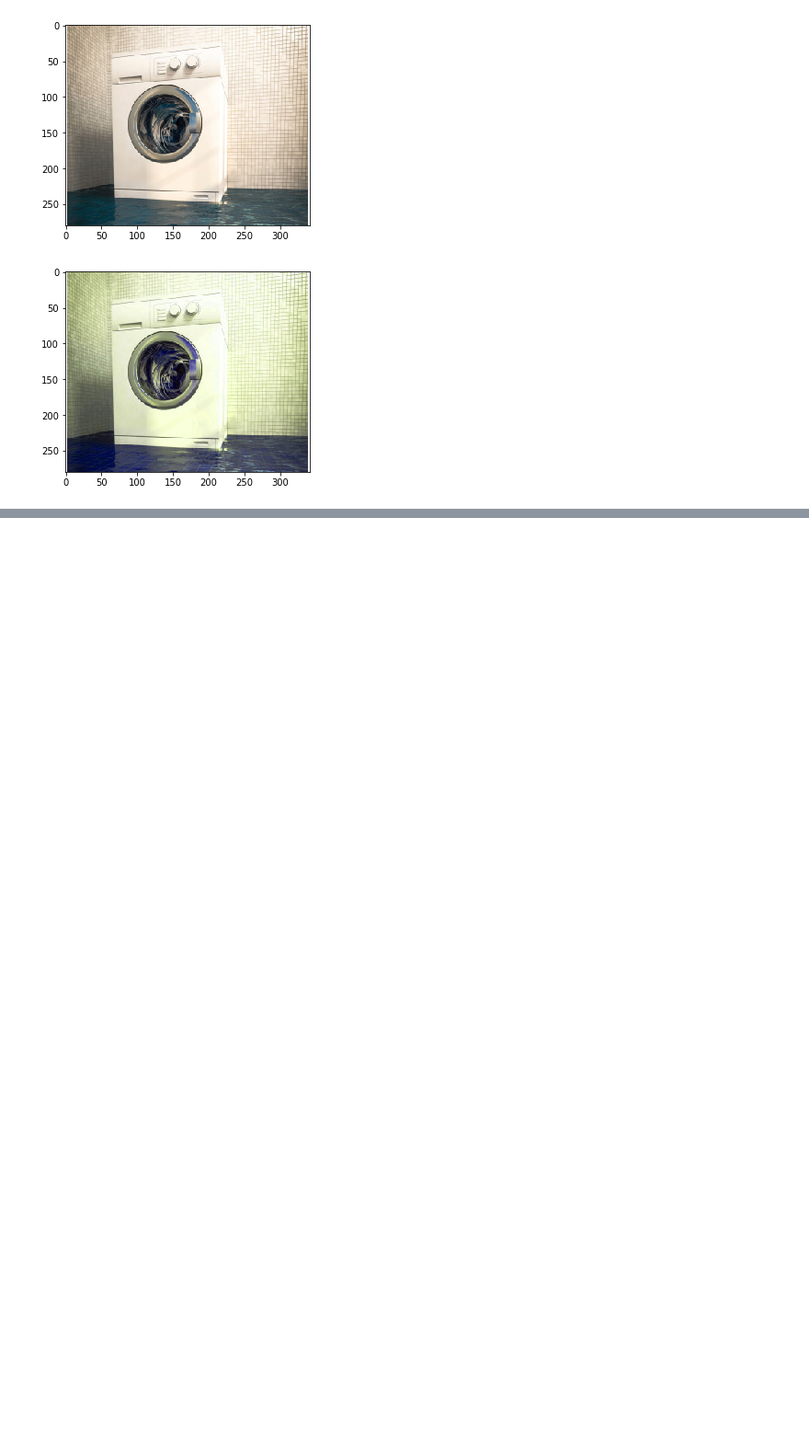
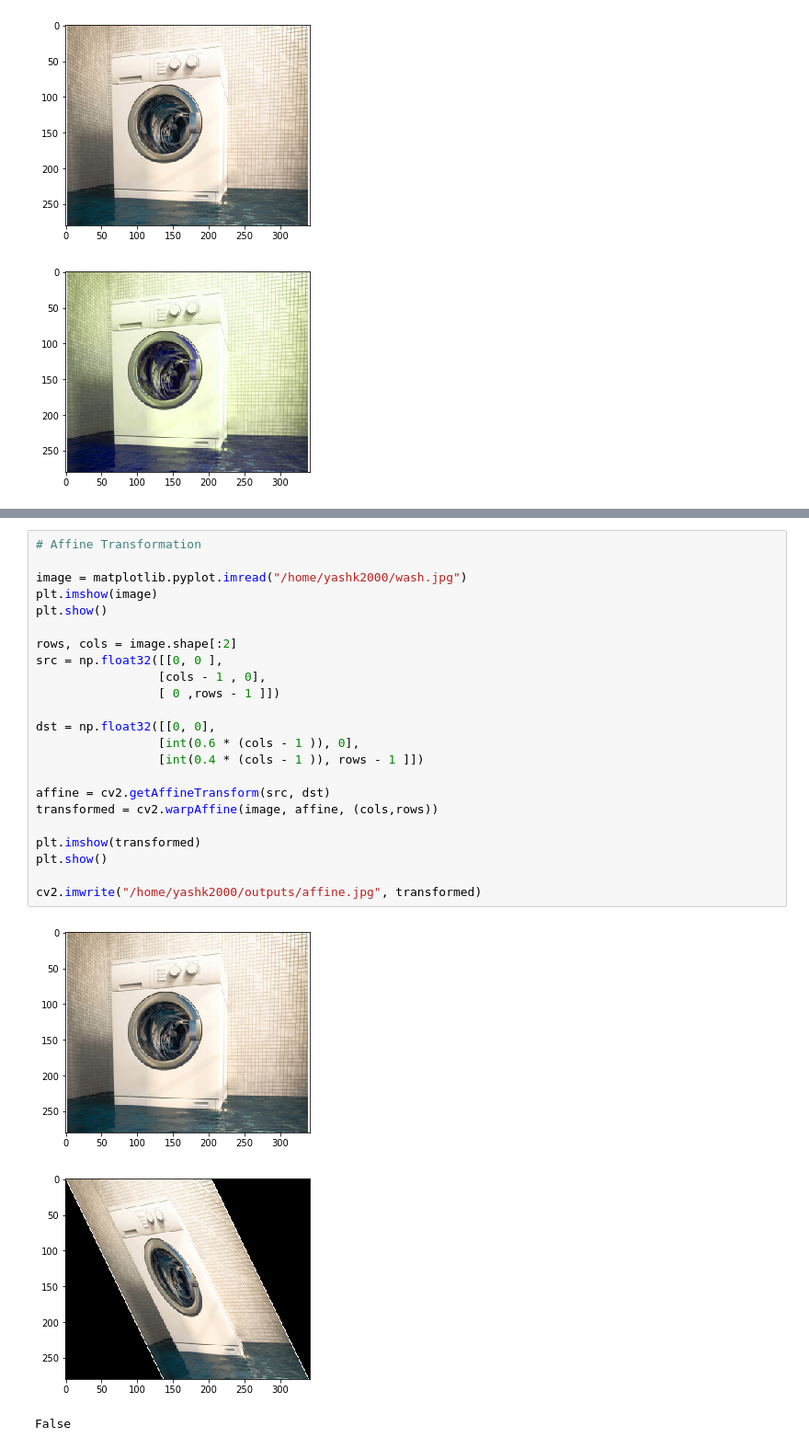
Before and after one commit to openMF/ppi-vision, a Jupyter notebook: Data_Collection/Image+Augmentation+Techniques.ipynb, the cells around one changed output, grey strips where cells are left out. Shown at 92% size. Drawn from its saved outputs; the diff is of its cells as text; blank space fills up the shorter version.

```diff
--- a/Data_Collection/Image+Augmentation+Techniques.ipynb
+++ b/Data_Collection/Image+Augmentation+Techniques.ipynb
@@ -396,0 +421,27 @@ plt.show()
+# %%
+# Affine Transformation
+
+image = matplotlib.pyplot.imread("/home/yashk2000/wash.jpg")
+plt.imshow(image)
+plt.show()
+
+rows, cols = image.shape[:2]
+src = np.float32([[0, 0 ],
+                 [cols - 1 , 0],
+                 [ 0 ,rows - 1 ]])
+
+dst = np.float32([[0, 0],
+                 [int(0.6 * (cols - 1 )), 0],
+                 [int(0.4 * (cols - 1 )), rows - 1 ]])
+
+affine = cv2.getAffineTransform(src, dst)
+transformed = cv2.warpAffine(image, affine, (cols,rows))
+
+plt.imshow(transformed)
+plt.show()
+
+cv2.imwrite("/home/yashk2000/outputs/affine.jpg", transformed)
+# %% [output]
+[figure, added]
+[figure, added]
+False
```
Also changed, not shown: parts of 2 cells of this notebook.
